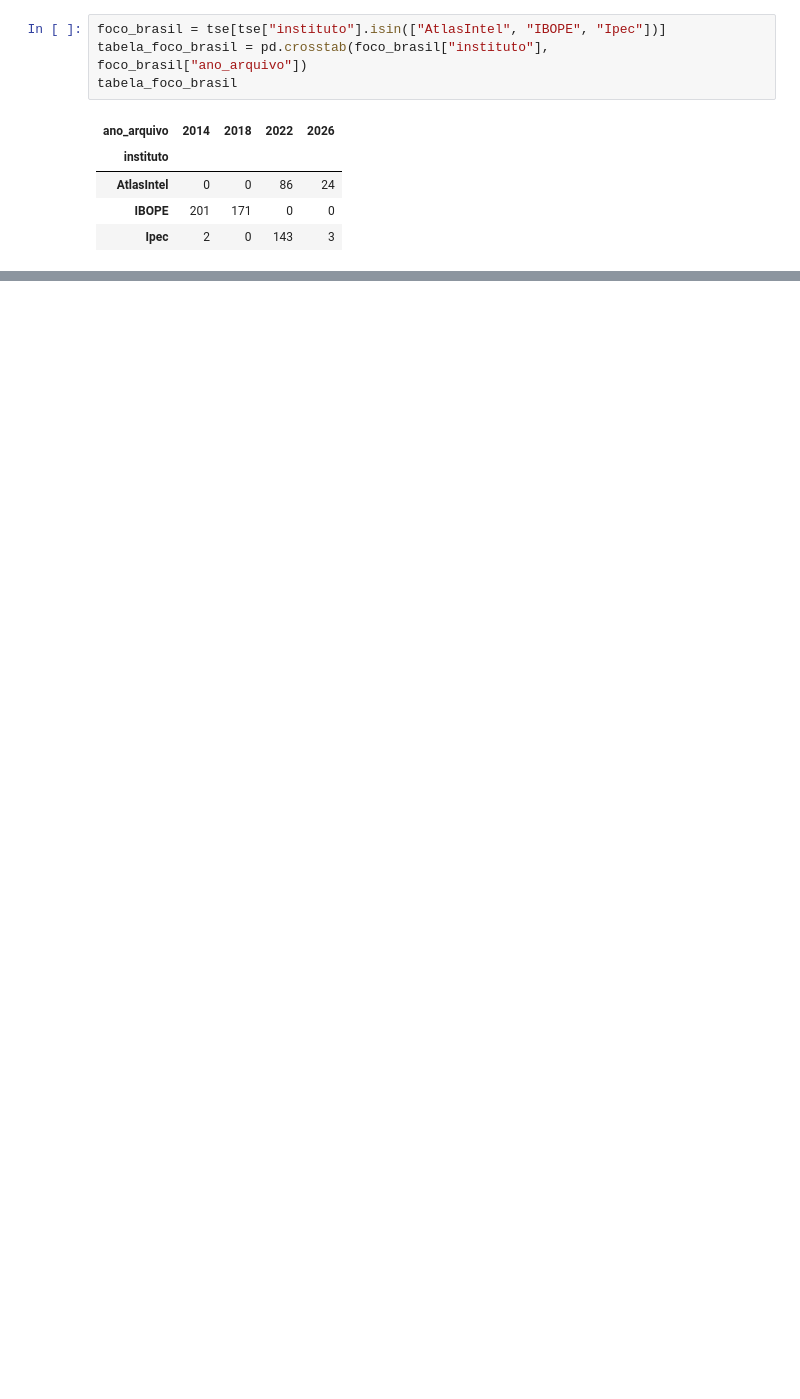
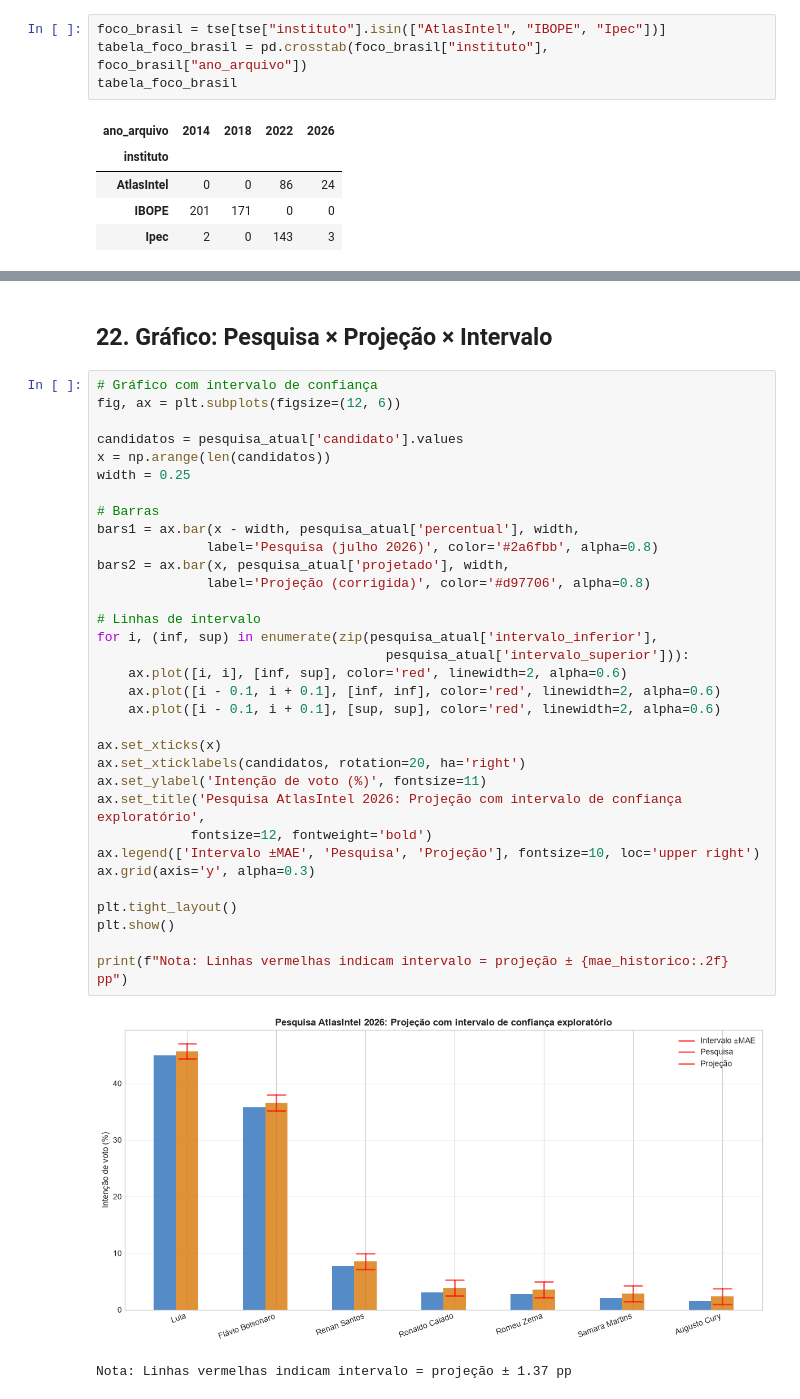
Before and after one commit to OmarFLK/atividade01_ICD203, a Jupyter notebook: aula01/exercicio03/ex3.ipynb, the cells around one changed output, grey strips where cells are left out. Saved outputs shown, nothing was run; the diff lists cells and outputs as text; blank space fills up the shorter version.

```diff
--- a/aula01/exercicio03/ex3.ipynb
+++ b/aula01/exercicio03/ex3.ipynb
@@ -708,0 +1004,38 @@ As bases permitiram limpar dados, calcular medidas descritivas e comparar pesqui
+# %% [markdown]
+## 22. Gráfico: Pesquisa × Projeção × Intervalo
+# %%
+# Gráfico com intervalo de confiança
+fig, ax = plt.subplots(figsize=(12, 6))
+
+candidatos = pesquisa_atual['candidato'].values
+x = np.arange(len(candidatos))
+width = 0.25
+
+# Barras
+bars1 = ax.bar(x - width, pesquisa_atual['percentual'], width,
+              label='Pesquisa (julho 2026)', color='#2a6fbb', alpha=0.8)
+bars2 = ax.bar(x, pesquisa_atual['projetado'], width,
+              label='Projeção (corrigida)', color='#d97706', alpha=0.8)
+
+# Linhas de intervalo
+for i, (inf, sup) in enumerate(zip(pesquisa_atual['intervalo_inferior'],
+                                     pesquisa_atual['intervalo_superior'])):
+    ax.plot([i, i], [inf, sup], color='red', linewidth=2, alpha=0.6)
+    ax.plot([i - 0.1, i + 0.1], [inf, inf], color='red', linewidth=2, alpha=0.6)
+    ax.plot([i - 0.1, i + 0.1], [sup, sup], color='red', linewidth=2, alpha=0.6)
+
+ax.set_xticks(x)
+ax.set_xticklabels(candidatos, rotation=20, ha='right')
+ax.set_ylabel('Intenção de voto (%)', fontsize=11)
+ax.set_title('Pesquisa AtlasIntel 2026: Projeção com intervalo de confiança exploratório',
+            fontsize=12, fontweight='bold')
+ax.legend(['Intervalo ±MAE', 'Pesquisa', 'Projeção'], fontsize=10, loc='upper right')
+ax.grid(axis='y', alpha=0.3)
+
+plt.tight_layout()
+plt.show()
+
+print(f"Nota: Linhas vermelhas indicam intervalo = projeção ± {mae_historico:.2f} pp")
+# %% [output]
+[figure, added]
+Nota: Linhas vermelhas indicam intervalo = projeção ± 1.37 pp
```
Also changed, not shown: parts of 62 cells of this notebook, 2 other files.
